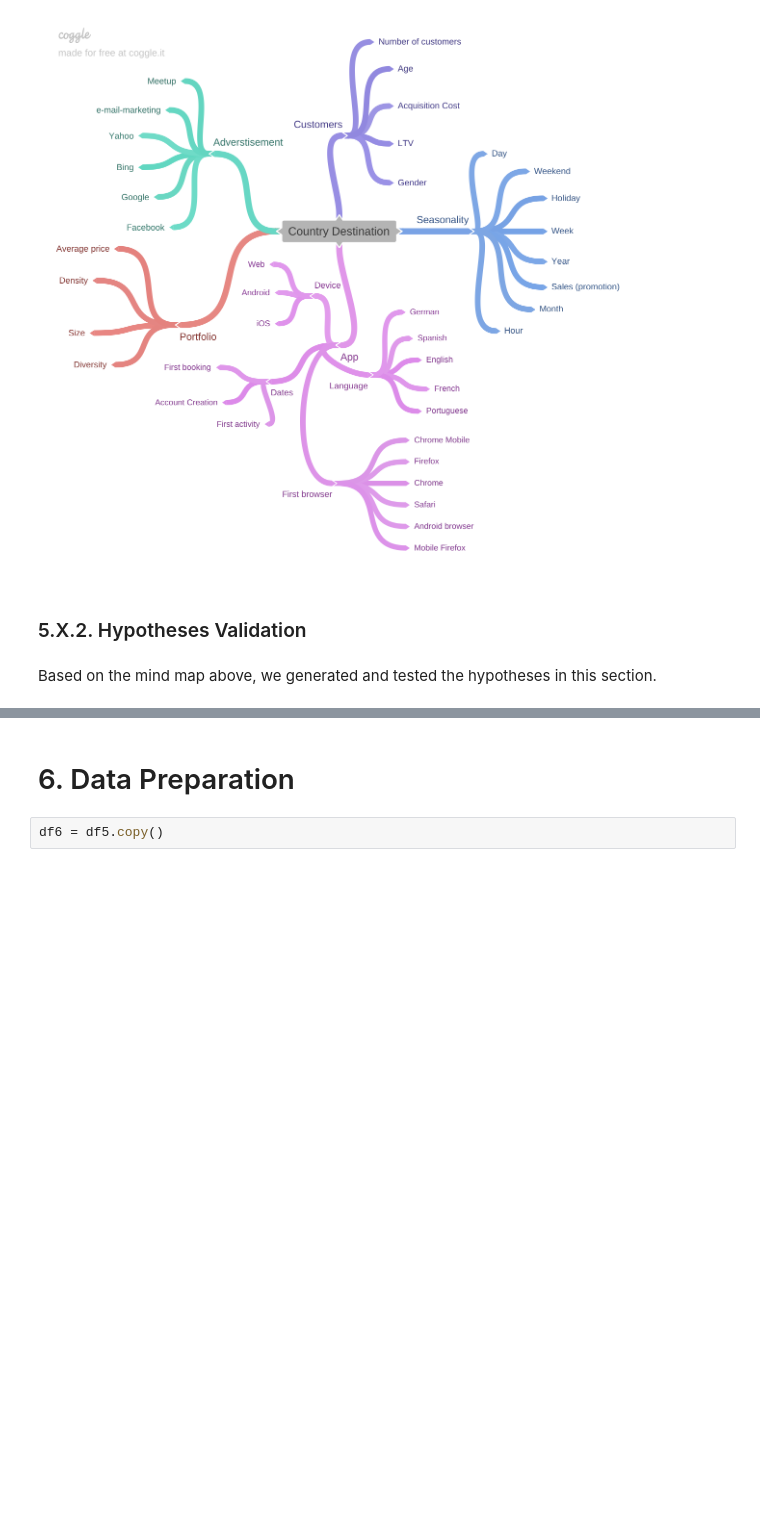
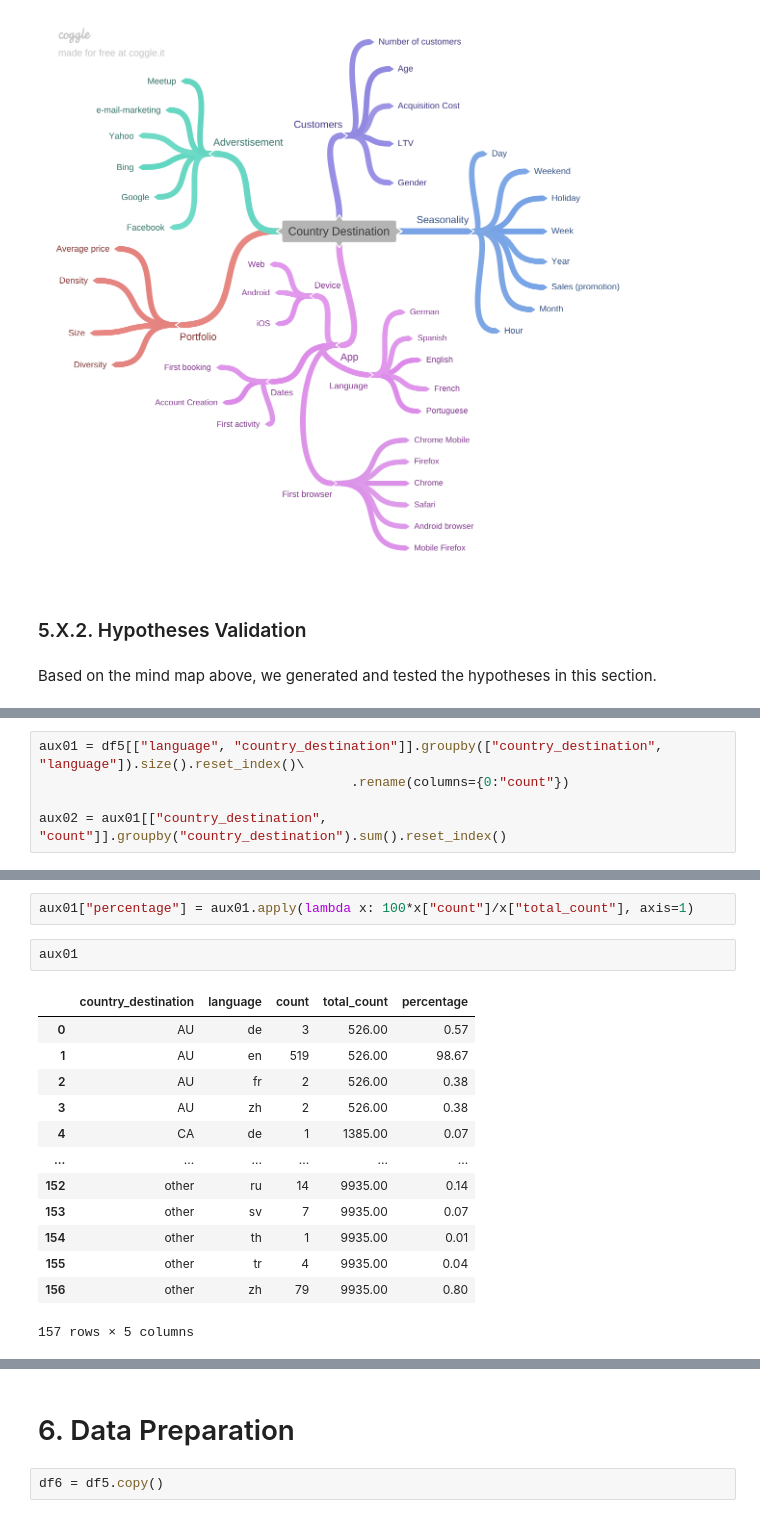
Before and after one commit to lucasquemelli/airbnb, a Jupyter notebook: airbnb.ipynb, the cells around one changed output, grey strips where cells are left out. Drawn from its saved outputs; the diff is of its cells as text; blank space fills up the shorter version.

```diff
--- a/airbnb.ipynb
+++ b/airbnb.ipynb
@@ -1430,0 +1423,5 @@ The main objective of this analysis is to evaluate the correlation between the v
+# %%
+aux01 = df5[["language", "country_destination"]].groupby(["country_destination", "language"]).size().reset_index()\
+                                        .rename(columns={0:"count"})
+
+aux02 = aux01[["country_destination", "count"]].groupby("country_destination").sum().reset_index()
@@ -1430,0 +1498,18 @@ The main objective of this analysis is to evaluate the correlation between the v
+# %%
+aux01["percentage"] = aux01.apply(lambda x: 100*x["count"]/x["total_count"], axis=1)
+# %%
+aux01
+# %% [output]
+|  | country_destination | language | count | total_count | percentage |
+| 0 | AU | de | 3 | 526.00 | 0.57 |
+| 1 | AU | en | 519 | 526.00 | 98.67 |
+| 2 | AU | fr | 2 | 526.00 | 0.38 |
+| 3 | AU | zh | 2 | 526.00 | 0.38 |
+| 4 | CA | de | 1 | 1385.00 | 0.07 |
+| ... | ... | ... | ... | ... | ... |
+| 152 | other | ru | 14 | 9935.00 | 0.14 |
+| 153 | other | sv | 7 | 9935.00 | 0.07 |
+| 154 | other | th | 1 | 9935.00 | 0.01 |
+| 155 | other | tr | 4 | 9935.00 | 0.04 |
+| 156 | other | zh | 79 | 9935.00 | 0.80 |
+157 rows × 5 columns
```
Also changed, not shown: parts of 83 cells of this notebook.
